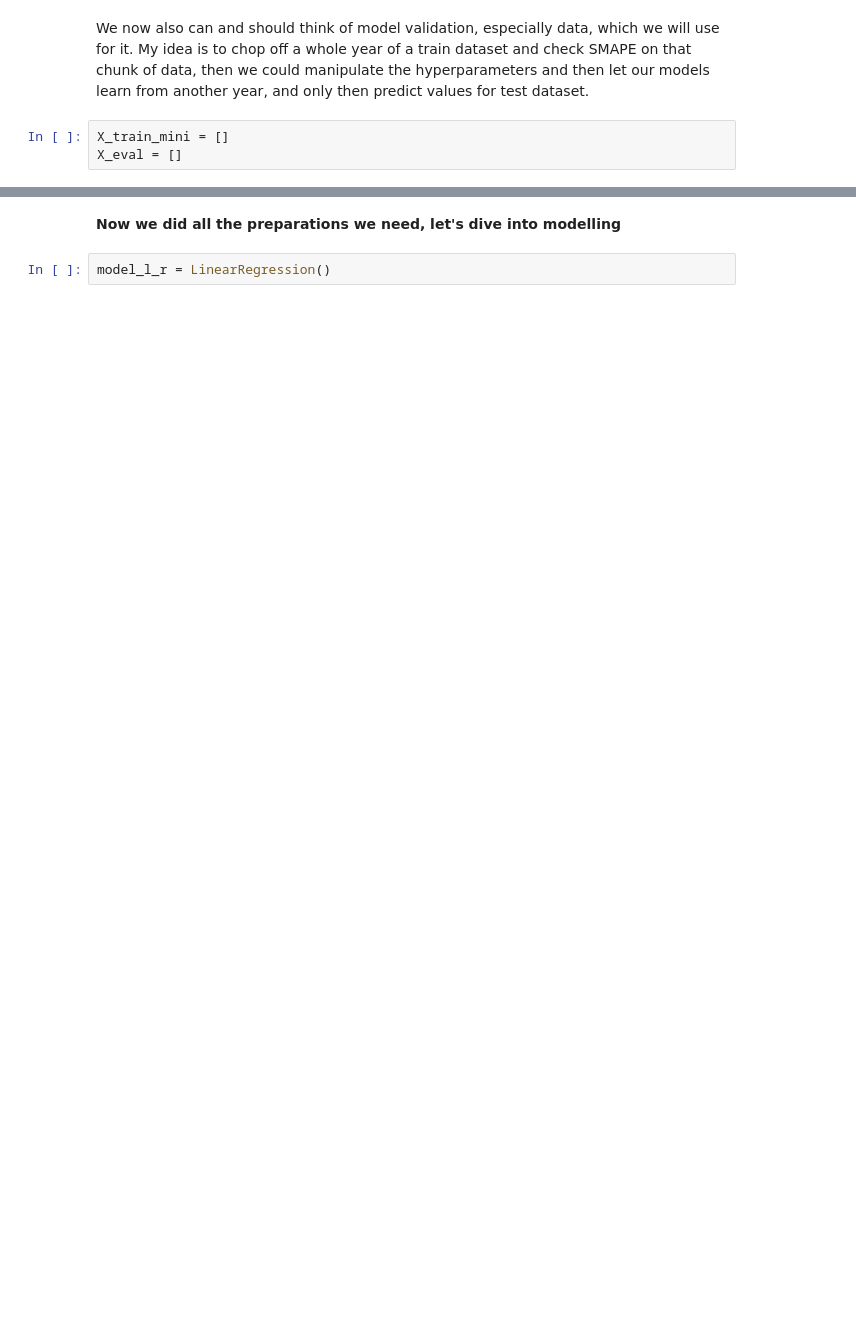
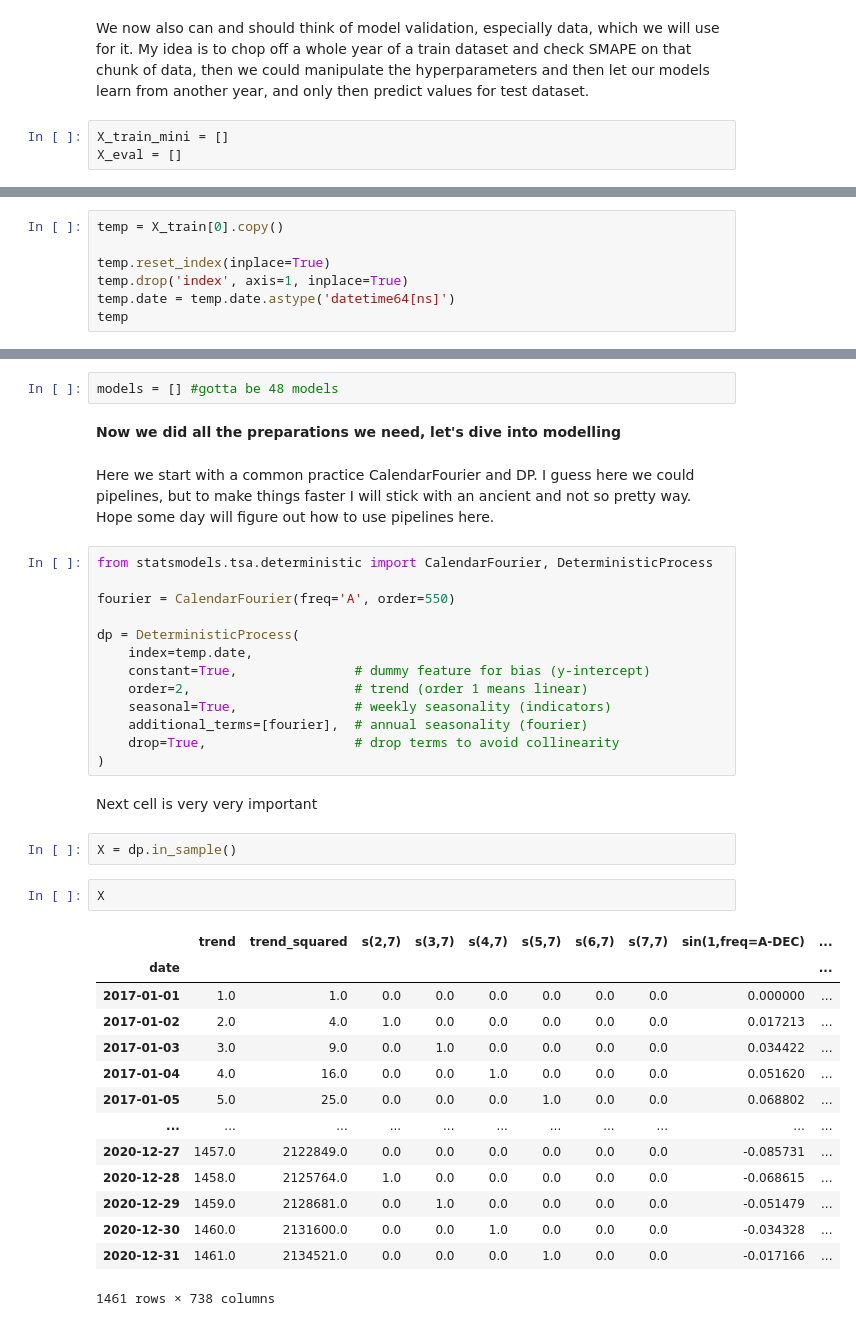
Before and after one commit to Serueja/kaggle-comps, a Jupyter notebook: tabular_playground_series/t_p_s_init.ipynb, the cells around one changed output, grey strips where cells are left out. Saved outputs shown, nothing was run; the diff lists cells and outputs as text; blank space fills up the shorter version.

```diff
--- a/tabular_playground_series/t_p_s_init.ipynb
+++ b/tabular_playground_series/t_p_s_init.ipynb
@@ -372,0 +405,7 @@ for i in X_train:
+# %%
+temp = X_train[0].copy()
+
+temp.reset_index(inplace=True)
+temp.drop('index', axis=1, inplace=True)
+temp.date = temp.date.astype('datetime64[ns]')
+temp
@@ -373,4 +426,40 @@ for i in X_train:
+# %%
+models = [] #gotta be 48 models
 # %% [markdown]
 **Now we did all the preparations we need, let's dive into modelling**
-# %%
-model_l_r = LinearRegression()
+# %% [markdown]
+Here we start with a common practice CalendarFourier and DP. I guess here we could pipelines, but to make things faster I will stick with an ancient and not so pretty way. Hope some day will figure out how to use pipelines here.
+# %%
+from statsmodels.tsa.deterministic import CalendarFourier, DeterministicProcess
+
+fourier = CalendarFourier(freq='A', order=550)
+
+dp = DeterministicProcess(
+    index=temp.date,
+    constant=True,               # dummy feature for bias (y-intercept)
+    order=2,                     # trend (order 1 means linear)
+    seasonal=True,               # weekly seasonality (indicators)
+    additional_terms=[fourier],  # annual seasonality (fourier)
+    drop=True,                   # drop terms to avoid collinearity
+)
+# %% [markdown]
+Next cell is very very important
+# %%
+X = dp.in_sample()
+# %%
+X
+# %% [output]
+|  | trend | trend_squared | s(2,7) | s(3,7) | s(4,7) | s(5,7) | s(6,7) | s(7,7) | sin(1,freq=A-DEC) | ... |
+| date |  |  |  |  |  |  |  |  |  | ... |
+| 2017-01-01 | 1.0 | 1.0 | 0.0 | 0.0 | 0.0 | 0.0 | 0.0 | 0.0 | 0.000000 | ... |
+| 2017-01-02 | 2.0 | 4.0 | 1.0 | 0.0 | 0.0 | 0.0 | 0.0 | 0.0 | 0.017213 | ... |
+| 2017-01-03 | 3.0 | 9.0 | 0.0 | 1.0 | 0.0 | 0.0 | 0.0 | 0.0 | 0.034422 | ... |
+| 2017-01-04 | 4.0 | 16.0 | 0.0 | 0.0 | 1.0 | 0.0 | 0.0 | 0.0 | 0.051620 | ... |
+| 2017-01-05 | 5.0 | 25.0 | 0.0 | 0.0 | 0.0 | 1.0 | 0.0 | 0.0 | 0.068802 | ... |
+| ... | ... | ... | ... | ... | ... | ... | ... | ... | ... | ... |
+| 2020-12-27 | 1457.0 | 2122849.0 | 0.0 | 0.0 | 0.0 | 0.0 | 0.0 | 0.0 | -0.085731 | ... |
+| 2020-12-28 | 1458.0 | 2125764.0 | 1.0 | 0.0 | 0.0 | 0.0 | 0.0 | 0.0 | -0.068615 | ... |
+| 2020-12-29 | 1459.0 | 2128681.0 | 0.0 | 1.0 | 0.0 | 0.0 | 0.0 | 0.0 | -0.051479 | ... |
+| 2020-12-30 | 1460.0 | 2131600.0 | 0.0 | 0.0 | 1.0 | 0.0 | 0.0 | 0.0 | -0.034328 | ... |
+| 2020-12-31 | 1461.0 | 2134521.0 | 0.0 | 0.0 | 0.0 | 1.0 | 0.0 | 0.0 | -0.017166 | ... |
+1461 rows × 738 columns
```
Also changed, not shown: parts of 35 cells of this notebook.
